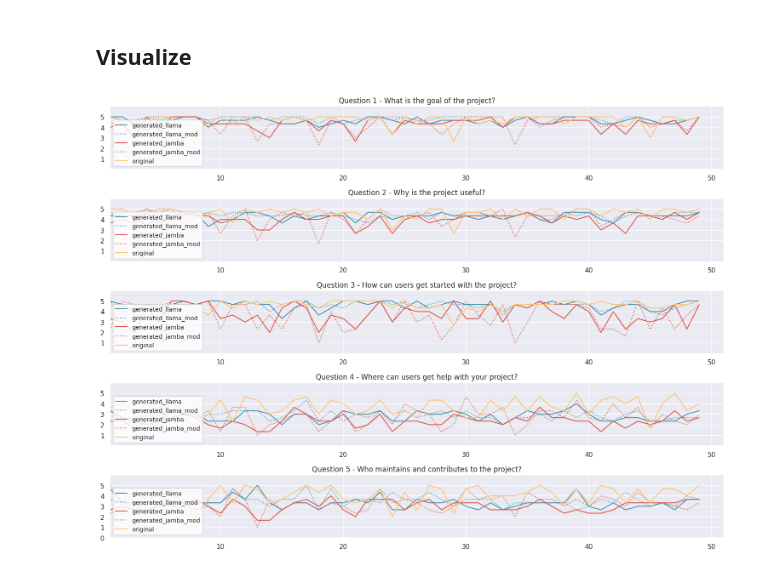
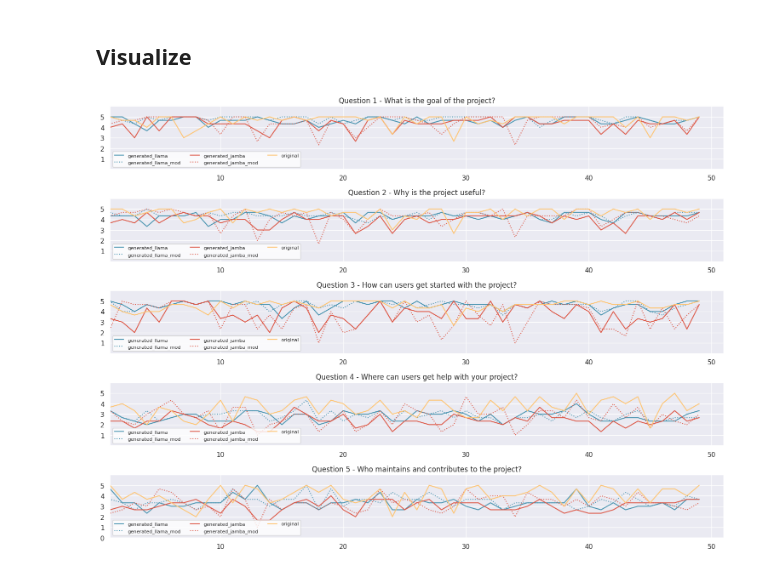
Before and after one commit to df1000/ma_automated_documentation, a Jupyter notebook: evaluate_results/03_3_evalution_question_score_first_and_modified_prompt.ipynb, the cells around one changed output. Cells and saved outputs as stored; diff of their text form; code cells hidden in the pictures.

Commit message:
adjust legend in plot

```diff
--- a/evaluate_results/03_3_evalution_question_score_first_and_modified_prompt.ipynb
+++ b/evaluate_results/03_3_evalution_question_score_first_and_modified_prompt.ipynb
@@ -158,7 +158,7 @@ with sns.axes_style('white'): # applies white Seaborn style for axes
     ax[0].plot(q1_g_j_m, label='generated_jamba_mod', color='#DD5746', linestyle=':')
     ax[0].plot(q1_o, label='original', color='#FFC470')
     ax[0].set_title('Question 1 - What is the goal of the project?')
-    ax[0].legend(loc=3, fontsize=10, facecolor='white')
+    ax[0].legend(ncol=3, loc=3, fontsize=8, facecolor='white')
     ax[0].set_xlim(1,51)
     ax[0].set_yticks([1, 2, 3, 4, 5])
     ax[0].set_ylim(0,6)
@@ -170,7 +170,7 @@ with sns.axes_style('white'): # applies white Seaborn style for axes
     ax[1].plot(q2_g_j_m, label='generated_jamba_mod', color='#DD5746', linestyle=':')
     ax[1].plot(q2_o, label='original', color='#FFC470')
     ax[1].set_title('Question 2 - Why is the project useful?')
-    ax[1].legend(loc=3, fontsize=10, facecolor='white')
+    ax[1].legend(ncol=3, loc=3, fontsize=8, facecolor='white')
     ax[1].set_xlim(1,51)
     ax[1].set_yticks([1, 2, 3, 4, 5])
     ax[1].set_ylim(0,6)
@@ -182,40 +182,40 @@ with sns.axes_style('white'): # applies white Seaborn style for axes
     ax[2].plot(q3_g_j_m, label='generated_jamba_mod', color='#DD5746', linestyle=':')
     ax[2].plot(q3_o, label='original', color='#FFC470')
     ax[2].set_title('Question 3 - How can users get started with the project?')
-    ax[2].legend(loc=3, fontsize=10, facecolor='white')
+    ax[2].legend(ncol=3, loc=3, fontsize=8, facecolor='white')
     ax[2].set_xlim(1,51)
     ax[2].set_yticks([1, 2, 3, 4, 5])
     ax[2].set_ylim(0,6)
     ax[2].grid(True)
 
     ax[3].plot(q4_g_l, label='generated_llama', color='#4793AF')
     ax[3].plot(q4_g_l_m, label='generated_llama_mod', color='#4793AF', linestyle=':')
     ax[3].plot(q4_g_j, label='generated_jamba', color='#DD5746')
     ax[3].plot(q4_g_j_m, label='generated_jamba_mod', color='#DD5746', linestyle=':')
     ax[3].plot(q4_o, label='original', color='#FFC470')
     ax[3].set_title('Question 4 - Where can users get help with your project?')
-    ax[3].legend(loc=3, fontsize=10, facecolor='white')
+    ax[3].legend(ncol=3, loc=3, fontsize=8, facecolor='white')
     ax[3].set_xlim(1,51)
     ax[3].set_yticks([1, 2, 3, 4, 5])
     ax[3].set_ylim(0,6)
     ax[3].grid(True)
 
     ax[4].plot(q5_g_l, label='generated_llama', color='#4793AF')
     ax[4].plot(q5_g_l_m, label='generated_llama_mod', color='#4793AF', linestyle=':')
     ax[4].plot(q5_g_j, label='generated_jamba', color='#DD5746')
     ax[4].plot(q5_g_j_m, label='generated_jamba_mod', color='#DD5746', linestyle=':')
     ax[4].plot(q5_o, label='original', color='#FFC470')
     ax[4].set_title('Question 5 - Who maintains and contributes to the project?')
-    ax[4].legend(loc=3, fontsize=10, facecolor='white')
+    ax[4].legend(ncol=3, loc=3, fontsize=8, facecolor='white')
     ax[4].set_xlim(1,51)
     ax[4].set_yticks([0, 1, 2, 3, 4, 5])
     ax[4].set_ylim(0,6)
     ax[4].grid(True)
 
     # plt.grid(visible=True)
     plt.tight_layout()
     plt.show() # shows plot
 
     sns.reset_defaults() # reset Seaborn settings
 # %% [output]
-[figure, old version]
+[figure, new version]
```
